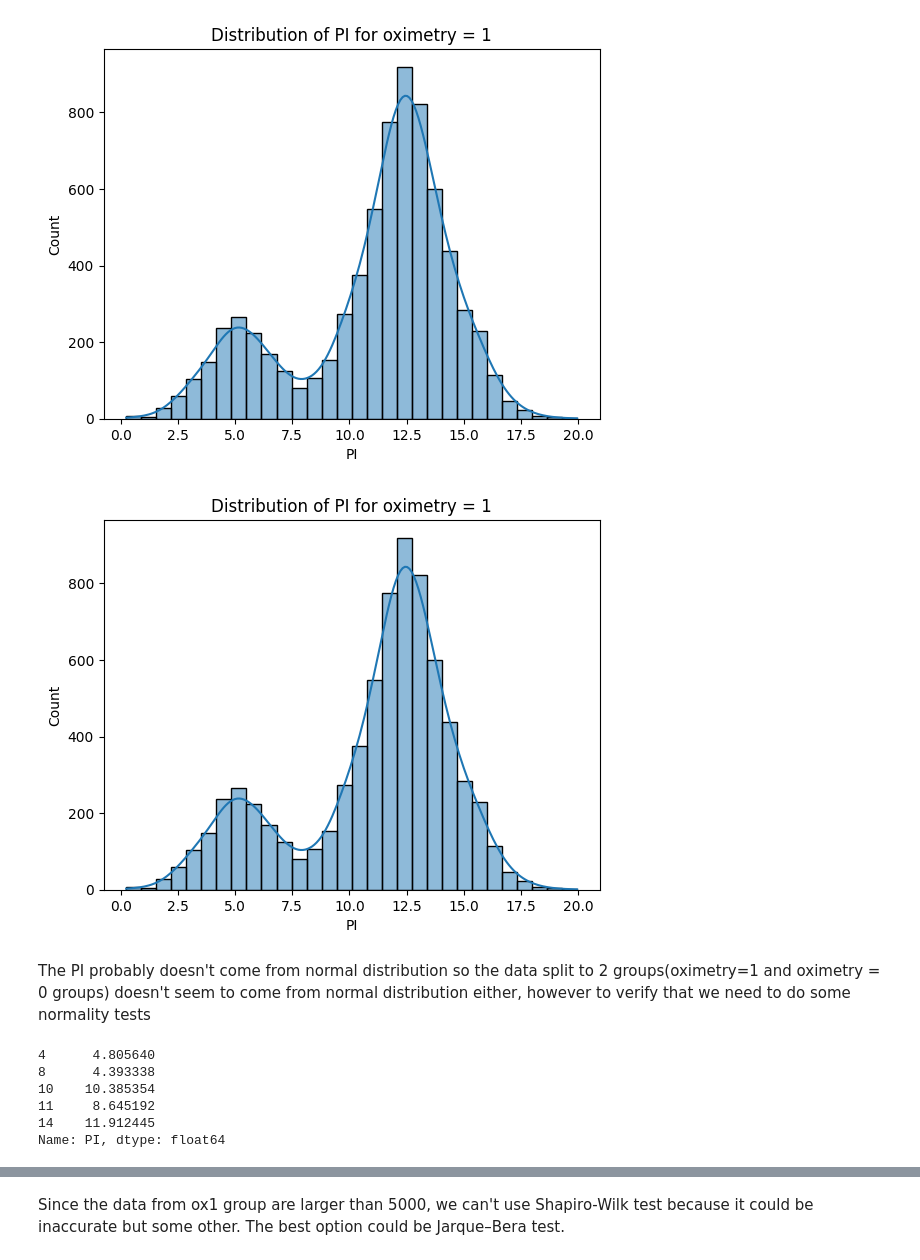
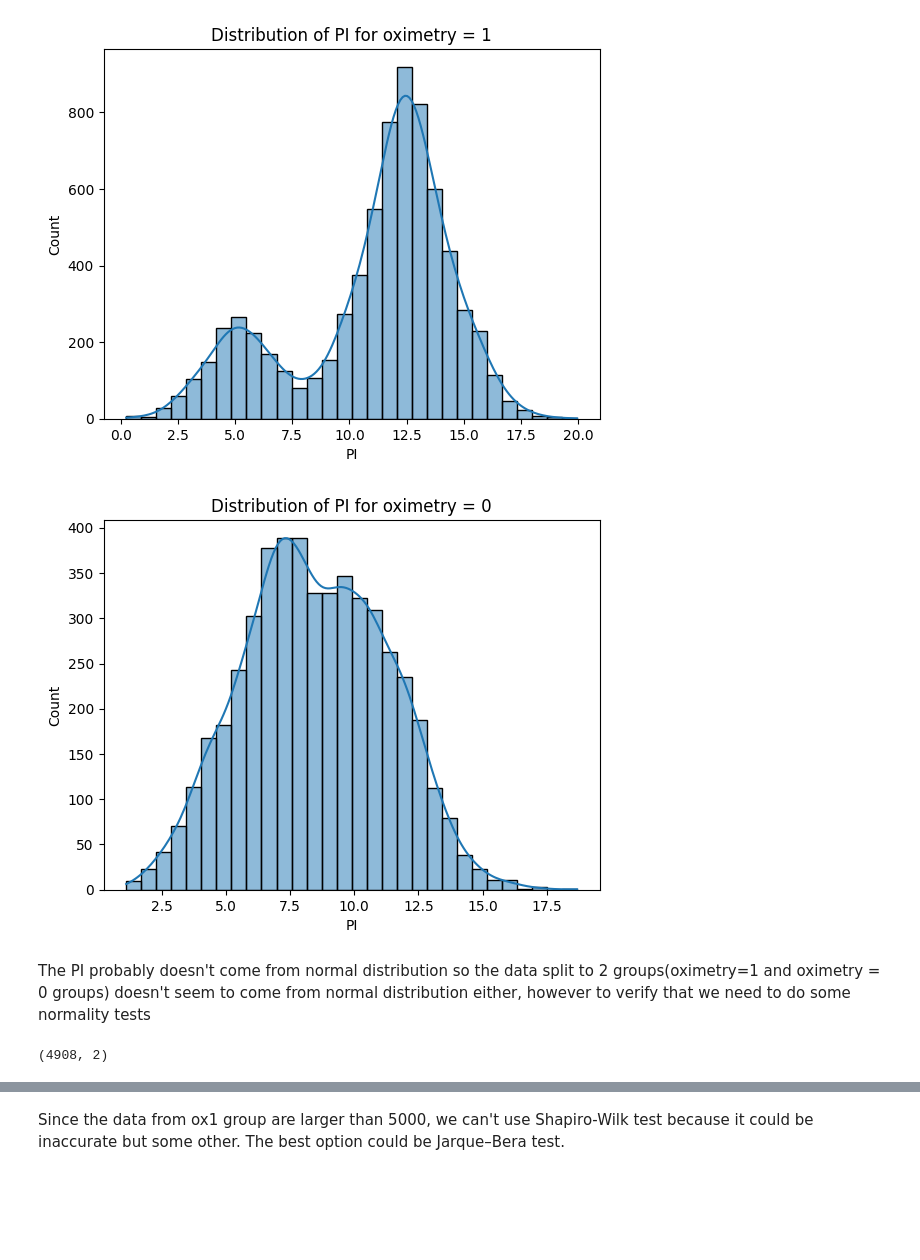
Before and after one commit to Michzru/Critical-oxygen-saturation-estimation, a Jupyter notebook: phase_1.ipynb, the cells around one changed output, grey strips where cells are left out. Cells and saved outputs as stored; diff of their text form; code cells hidden in the pictures; blank space fills up the shorter version.

```diff
--- a/phase_1.ipynb
+++ b/phase_1.ipynb
@@ -630,0 +675,25 @@ The data does not contain any abnormal values
+# %%
+import pandas as pd
+import matplotlib.pyplot as plt
+
+# --- Your station data ---
+data = dff2
+df = pd.DataFrame(data)
+
+# --- Plot setup ---
+fig, ax = plt.subplots(figsize=(10, 6))
+
+# Draw a simple world map (coastlines only)
+ax.set_facecolor("lightblue")
+ax.set_xlim(-180, 180)
+ax.set_ylim(-90, 90)
+plt.axhline(0, color="white", lw=0.5)
+plt.axvline(0, color="white", lw=0.5)
+
+# Scatter patients points
+plt.scatter(df["current_longitude"], df["current_latitude"], color="red", s=60)
+
+plt.title("Patiant Locations (Quick Visualization)")
+plt.xlabel("Longitude")
+plt.ylabel("Latitude")
+plt.show()
@@ -1767,25 +1712,19 @@ plt.show()
 # %% [output]
 [figure]
 # %%
-hpc1_ox0 = hpc1.loc[hpc1['oximetry'] == 0, 'PI']
-sns.histplot(hpc1_ox1, bins=30, kde=True)
-plt.title("Distribution of PI for oximetry = 1")
+hpc1_ox0 = hpc1[hpc1['oximetry'] == 0]
+sns.histplot(hpc1_ox0['PI'], bins=30, kde=True)
+plt.title("Distribution of PI for oximetry = 0")
 plt.xlabel("PI")
 plt.show()
 # %% [output]
-[figure, old version]
+[figure, new version]
 # %% [markdown]
 The PI probably doesn't come from normal distribution so the data split to 2 groups(oximetry=1 and oximetry = 0 groups) doesn't seem to come from normal distribution either, however to verify that we need to do some normality tests
 # %%
 hpc1_ox0.shape
-hpc1_ox0.head()
 # %% [output]
-4      4.805640
-8      4.393338
-10    10.385354
-11     8.645192
-14    11.912445
-Name: PI, dtype: float64
+(4908, 2)
 # %%
 hpc1_ox1.shape
 # %% [output]
```
Also changed, not shown: parts of 61 cells of this notebook, 1 other file.
